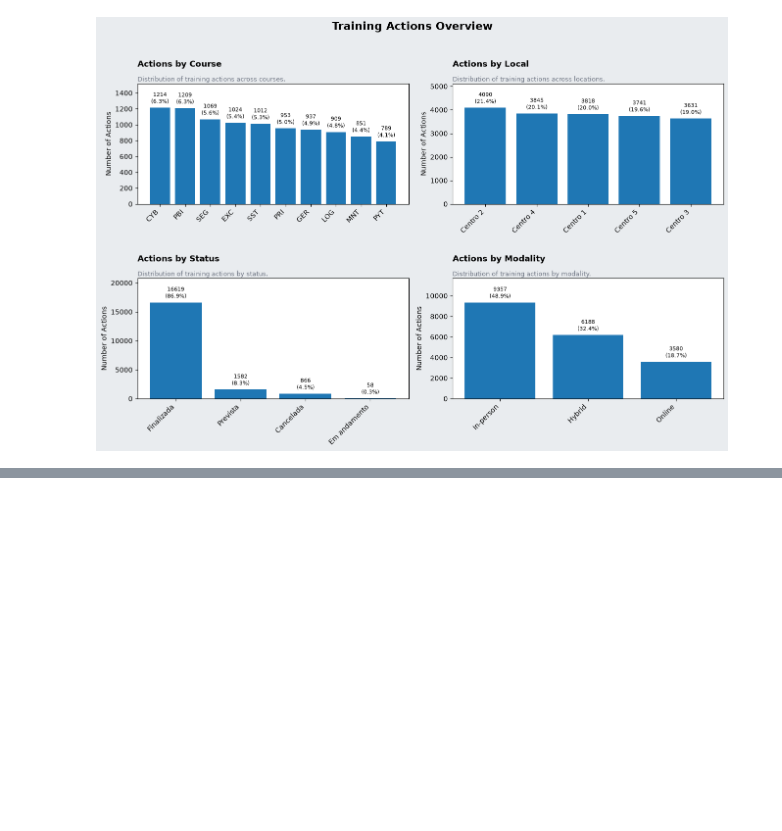
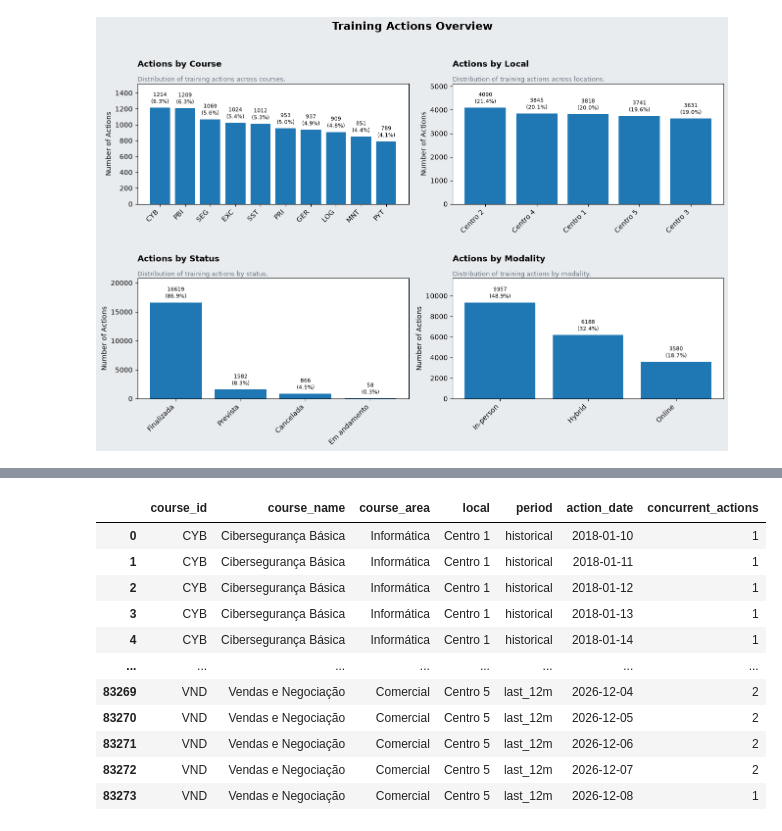
Before and after one commit to nathansperinde/Hiring-Needs-Analysis, a Jupyter notebook: notebooks/03_actions_analysis.ipynb, the cells around one changed output, grey strips where cells are left out. Cells and saved outputs as stored; diff of their text form; code cells hidden in the pictures; blank space fills up the shorter version.

```diff
--- a/notebooks/03_actions_analysis.ipynb
+++ b/notebooks/03_actions_analysis.ipynb
@@ -415,0 +929,91 @@ plot_actions_overview(
+# %%
+simultaneity_daily_df = (
+    actions_features_base[
+        group_columns + [
+            "action_id",
+            "start_date",
+            "end_date"
+        ]
+    ]
+    .assign(
+        action_date=lambda df:
+            df.apply(
+                lambda row:
+                    pd.date_range(
+                        start=row["start_date"],
+                        end=row["end_date"],
+                        freq="D"
+                    ),
+                axis=1
+            )
+    )
+    .explode("action_date")
+)
+
+
+simultaneity_daily_df["action_date"] = (
+    pd.to_datetime(
+        simultaneity_daily_df["action_date"]
+    )
+)
+
+
+# Mantém apenas os dias até ao final
+# do mês de referência
+simultaneity_daily_df = (
+    simultaneity_daily_df
+    .loc[
+        simultaneity_daily_df["action_date"]
+        .le(reference_date)
+    ]
+    .copy()
+)
+
+
+simultaneity_daily_df["action_month"] = (
+    simultaneity_daily_df["action_date"]
+    .dt.to_period("M")
+)
+
+
+simultaneity_daily_df["period"] = "historical"
+
+simultaneity_daily_df.loc[
+    simultaneity_daily_df["action_month"]
+    .ge(last_12m_start_month),
+    "period"
+] = "last_12m"
+
+
+simultaneity_daily_df = (
+    simultaneity_daily_df
+    .groupby(
+        group_columns + [
+            "period",
+            "action_date"
+        ],
+        as_index=False
+    )
+    .agg(
+        concurrent_actions=(
+            "action_id",
+            "nunique"
+        )
+    )
+)
+
+
+simultaneity_daily_df
+# %% [output]
+|  | course_id | course_name | course_area | local | period | action_date | concurrent_actions |
+| 0 | CYB | Cibersegurança Básica | Informática | Centro 1 | historical | 2018-01-10 | 1 |
+| 1 | CYB | Cibersegurança Básica | Informática | Centro 1 | historical | 2018-01-11 | 1 |
+| 2 | CYB | Cibersegurança Básica | Informática | Centro 1 | historical | 2018-01-12 | 1 |
+| 3 | CYB | Cibersegurança Básica | Informática | Centro 1 | historical | 2018-01-13 | 1 |
+| 4 | CYB | Cibersegurança Básica | Informática | Centro 1 | historical | 2018-01-14 | 1 |
+| ... | ... | ... | ... | ... | ... | ... | ... |
+| 83269 | VND | Vendas e Negociação | Comercial | Centro 5 | last_12m | 2026-12-04 | 2 |
+| 83270 | VND | Vendas e Negociação | Comercial | Centro 5 | last_12m | 2026-12-05 | 2 |
+| 83271 | VND | Vendas e Negociação | Comercial | Centro 5 | last_12m | 2026-12-06 | 2 |
+| 83272 | VND | Vendas e Negociação | Comercial | Centro 5 | last_12m | 2026-12-07 | 2 |
+| 83273 | VND | Vendas e Negociação | Comercial | Centro 5 | last_12m | 2026-12-08 | 1 |
```
Also changed, not shown: parts of 27 cells of this notebook.
